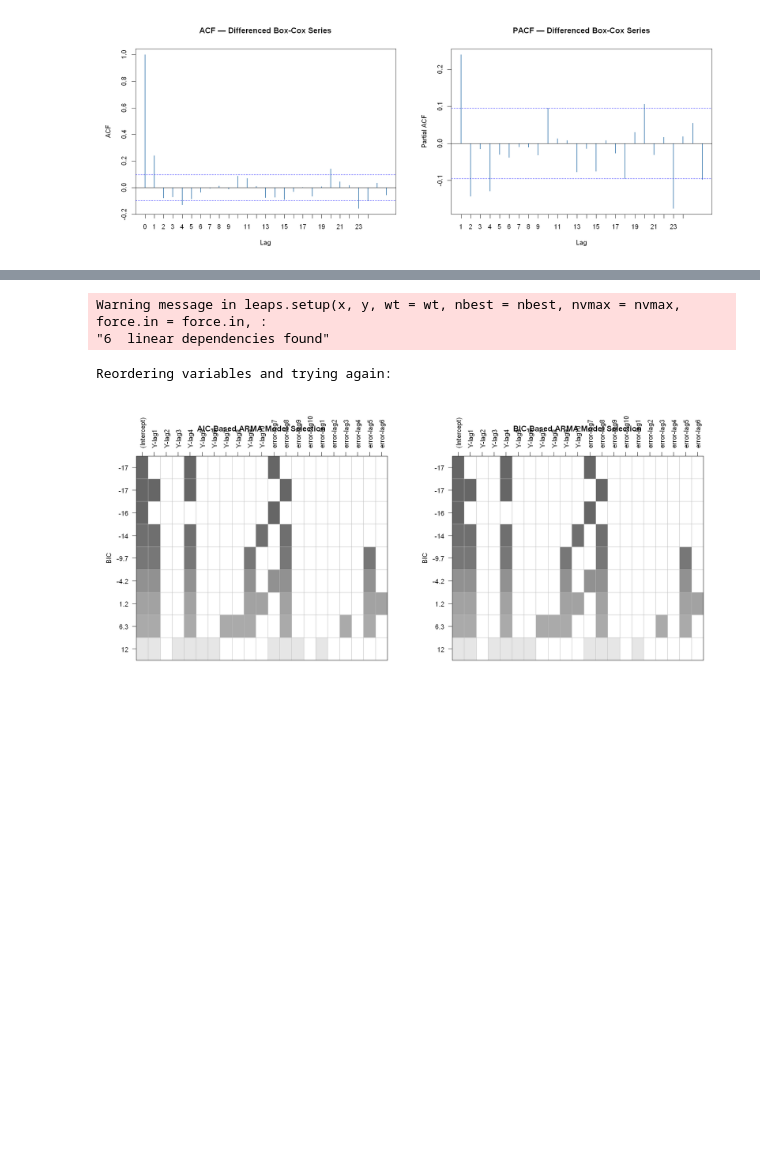
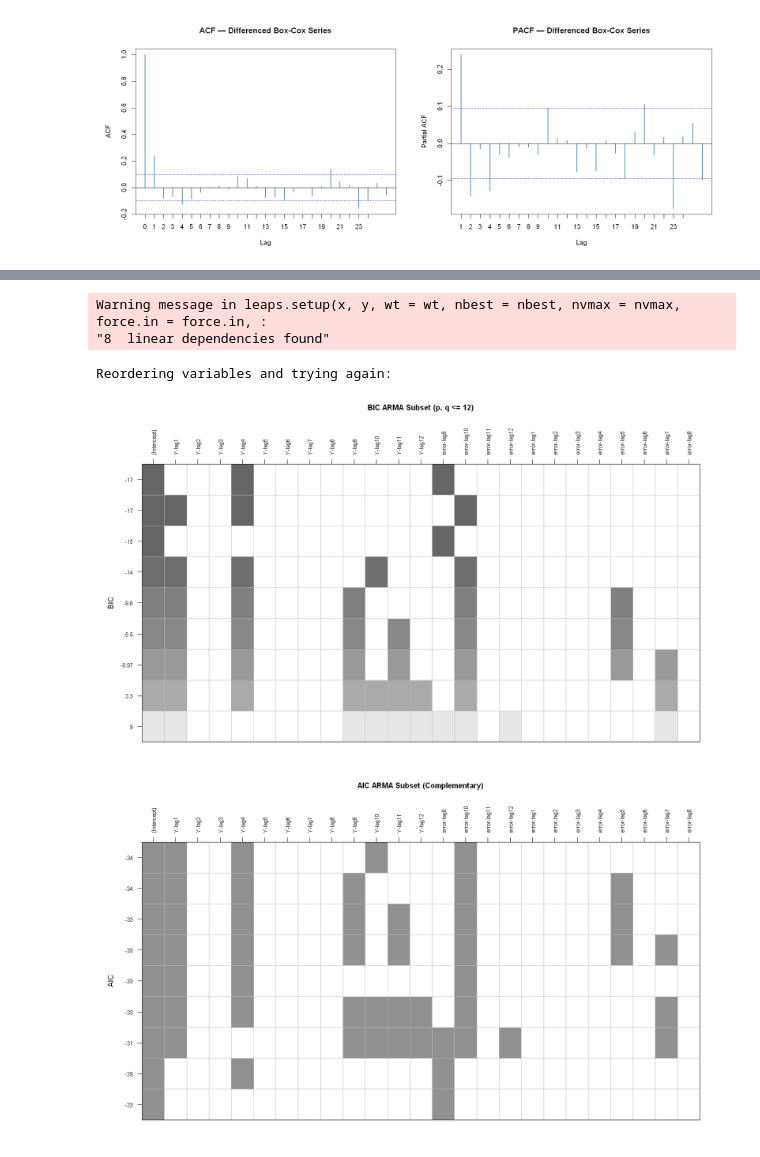
Before and after one commit to AfafKhadraoui/-Brent-Crude-Oil-Time-Series-Forecasting, a Jupyter notebook: Individual_project_Afaf_Khadraoui_G10.ipynb, the cells around one changed output, grey strips where cells are left out. Drawn from its saved outputs; the diff is of its cells as text; code cells hidden in the pictures; blank space fills up the shorter version.

```diff
--- a/Individual_project_Afaf_Khadraoui_G10.ipynb
+++ b/Individual_project_Afaf_Khadraoui_G10.ipynb
@@ -553,25 +553,34 @@ These candidates are preliminary. In the next step, we first use the **BIC subse
 # %%
-# ARMA subset selection using AIC and BIC grids
+# ARMA subset selection
+x <- na.omit(as.numeric(train_diff))
 
-# Clean stationary series for subset search
-x <- na.omit(as.numeric(train_diff))
-max_order <- 10
+max_order <- 12
+show_aic <- TRUE
 
 subset_models <- TSA::armasubsets(
   y = x,
   nar = max_order,
   nma = max_order,
   ar.method = "ols"
  )
 
-# Plot AIC and BIC selection grids with white background
-options(repr.plot.width = 16, repr.plot.height = 7)
-par(mfrow = c(1, 2), bg = "white", mar = c(5, 5, 4, 2) + 0.1)
-plot(subset_models, criterion = "AIC", main = "AIC-Based ARMA Model Selection")
-plot(subset_models, criterion = "BIC", main = "BIC-Based ARMA Model Selection")
-par(mfrow = c(1, 1))
+# Plot settings: keep text readable and avoid title/label overlap
+options(repr.plot.width = 14, repr.plot.height = 8)
+
+# BIC plot (primary)
+par(bg = "white", mar = c(6, 5, 9, 2) + 0.1, cex.axis = 0.75)
+plot(subset_models, scale = "BIC", main = "")
+title(main = "BIC ARMA Subset (p, q <= 12)", line = 6, cex.main = 1.0)
+
+# AIC plot (complementary)
+if (show_aic) {
+  par(bg = "white", mar = c(6, 5, 9, 2) + 0.1, cex.axis = 0.75)
+  plot(subset_models, scale = "AIC", main = "")
+  title(main = "AIC ARMA Subset (Complementary)", line = 6, cex.main = 1.0)
+}
 # %% [output]
 Warning message in leaps.setup(x, y, wt = wt, nbest = nbest, nvmax = nvmax, force.in = force.in, :
-"6  linear dependencies found"
+"8  linear dependencies found"
 Reordering variables and trying again:
-[figure, old version]
+[figure, new version]
+[figure, added]
```
Also changed, not shown: parts of 25 cells of this notebook.
